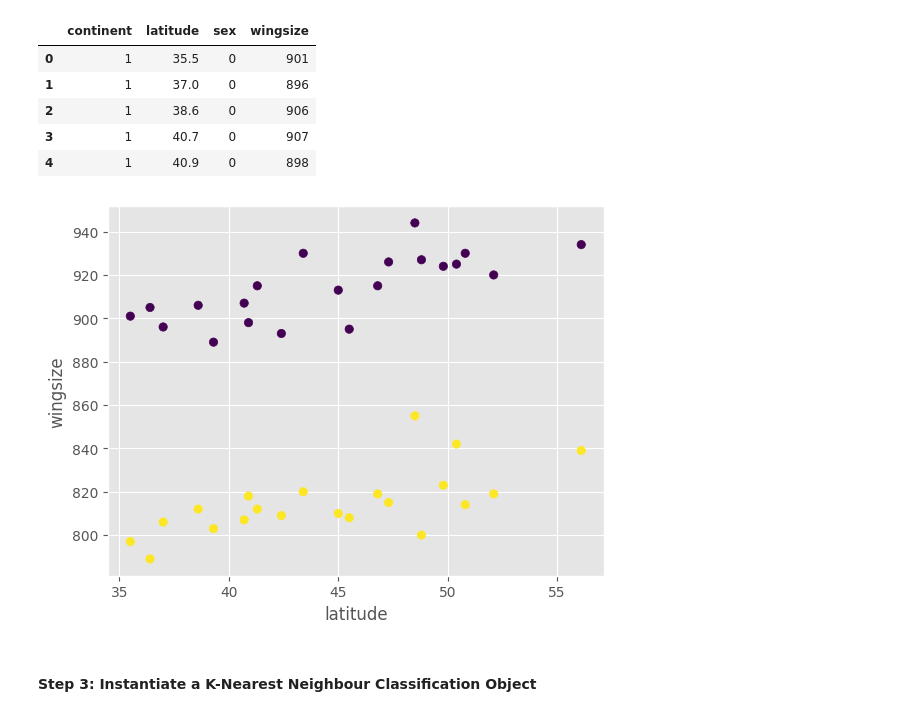
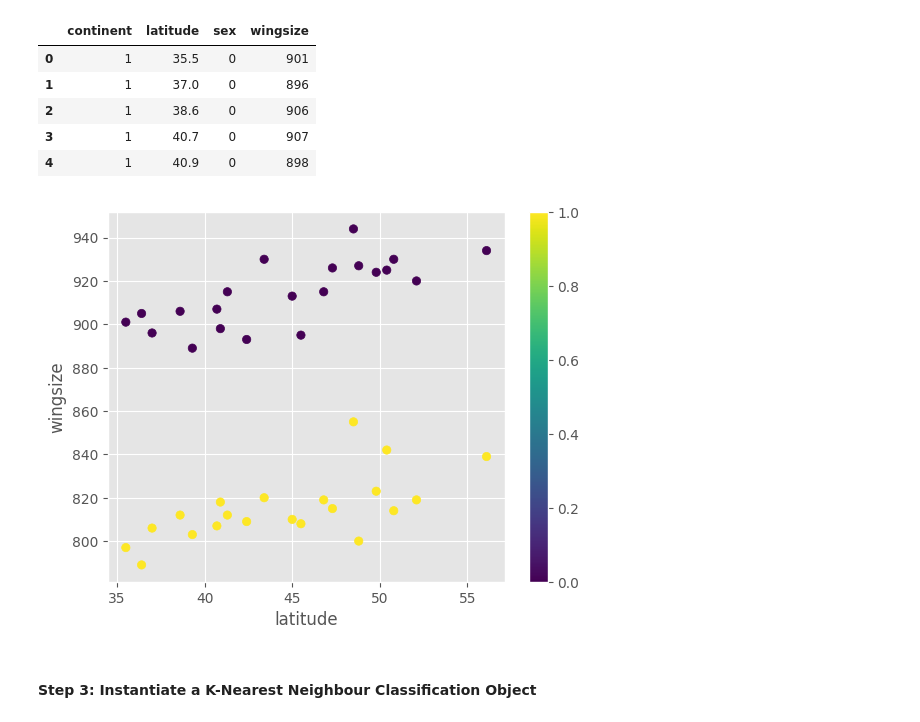
Before and after one commit to waynewilliamprout123456789/Machine_Learning, a Jupyter notebook: examples/5.OOP_KNN.ipynb, the cells around one changed output. Drawn from its saved outputs; the diff is of its cells as text; code cells hidden in the pictures.

```diff
--- a/examples/5.OOP_KNN.ipynb
+++ b/examples/5.OOP_KNN.ipynb
@@ -45,12 +47,14 @@ insects.head()
 | 3 | 1 | 40.7 | 0 | 907 |
 | 4 | 1 | 40.9 | 0 | 898 |
 # %%
+# Plot the data, colour coded by sex
 plt.scatter(X_insects, y_insects, c=X_class)
 plt.xlabel(X_insects.name)
 plt.ylabel(y_insects.name)
+plt.colorbar()
 plt.show()
 # %% [output]
-[figure, old version]
+[figure, new version]
 # %% [markdown]
 #### Step 3: Instantiate a K-Nearest Neighbour Classification Object
 # %%
```
Also changed, not shown: parts of 5 cells of this notebook, 7 other files.
